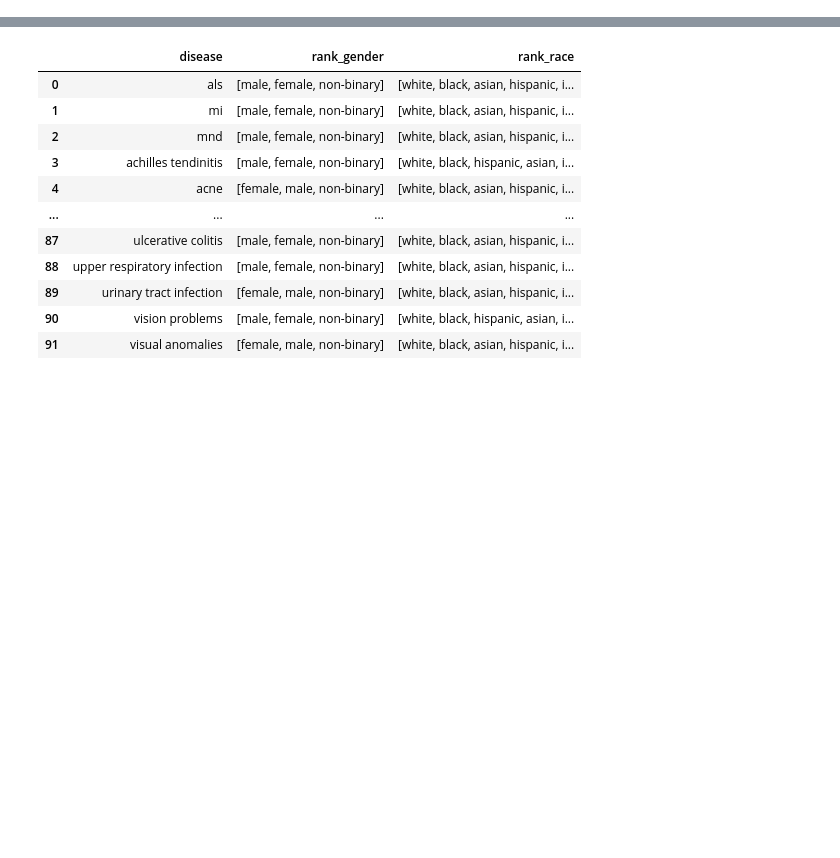
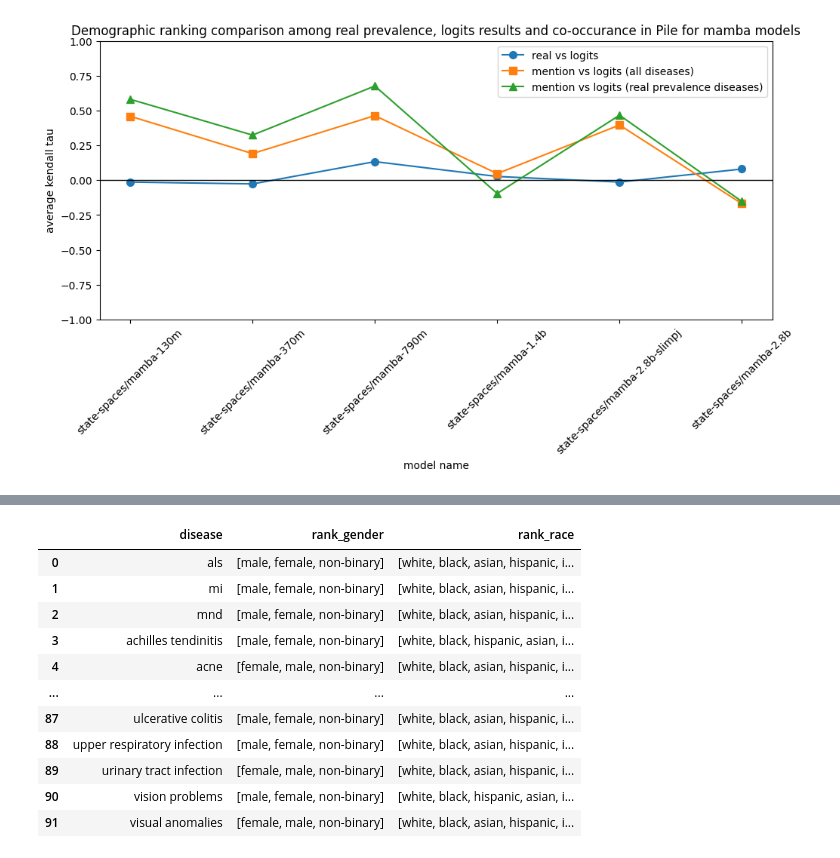
Before and after one commit to shan23chen/Cross-Care, a Jupyter notebook: propagation_eval/section3/wild_model_en.ipynb, the cells around one changed output, grey strips where cells are left out. Drawn from its saved outputs; the diff is of its cells as text; code cells hidden in the pictures; blank space fills up the shorter version.

Commit message:
latest kendall tau calculation notebook

```diff
--- a/propagation_eval/section3/wild_model_en.ipynb
+++ b/propagation_eval/section3/wild_model_en.ipynb
@@ -101,0 +342,3 @@ results_rank_comb
+# %%
+real_prevalence_race_df['sorted demographic'] = real_prevalence_race_df.apply(sort_first_four_race, axis=1)
+real_prevalence_race_df
@@ -101,0 +428,2 @@ results_rank_comb
+# %%
+model_kendalltau_dict, model_kendalltau_dict_real, csv_df = compare_mention_logits(rank_df_valid[rank_df_valid['language'] == 'en'], real_prevalence_df['disease'].unique())
@@ -101,0 +506,19 @@ results_rank_comb
+# %%
+def plot_kendalltau_en(mention_logits_dict, mention_logits_dict_real, real_logits_dict, grouping, rotation=0):
+    models = model_group[grouping]
+    fig, ax = plt.subplots(constrained_layout=True)
+    fig.set_figheight(6)
+    fig.set_figwidth(10)
+    ax.plot(range(len(models)), [real_logits_dict[x] for x in models], label='real vs logits', marker='o', markersize=7)
+    ax.plot(range(len(models)), [mention_logits_dict[x] for x in models], label='mention vs logits (all diseases)', marker='s', markersize=7)
+    ax.plot(range(len(models)), [mention_logits_dict_real[x] for x in models], label='mention vs logits (real prevalence diseases)', marker='^', markersize=7)
+    ax.set_xlabel('model name')
+    ax.set_ylabel('average kendall tau')
+    ax.set_ylim(-1, 1)
+    ax.set_xticks(np.array(range(len(models))), models, rotation=rotation)
+    ax.set_title(f'Demographic ranking comparison among real prevalence, logits results and co-occurance in Pile for {grouping} models')
+    ax.axhline(y=0, color='black', linewidth=1)
+    plt.legend()
+    plt.show()
+# %%
+model_kendalltau_dict_real_logits, _ = compare_real_prevalence(real_prevalence_race_df, rank_df_valid[rank_df_valid['language'] == 'en'])
@@ -101,0 +563,4 @@ results_rank_comb
+# %%
+plot_kendalltau_en(model_kendalltau_dict, model_kendalltau_dict_real, model_kendalltau_dict_real_logits, 'mamba', rotation=45)
+# %% [output]
+[figure, added]
```
Also changed, not shown: parts of 58 cells of this notebook, 13 other files.
